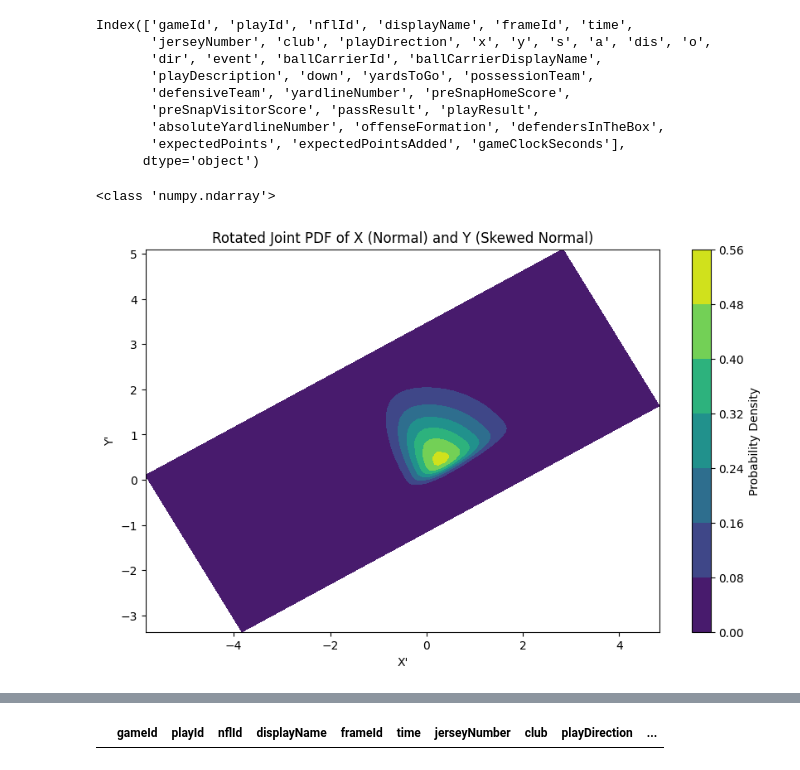
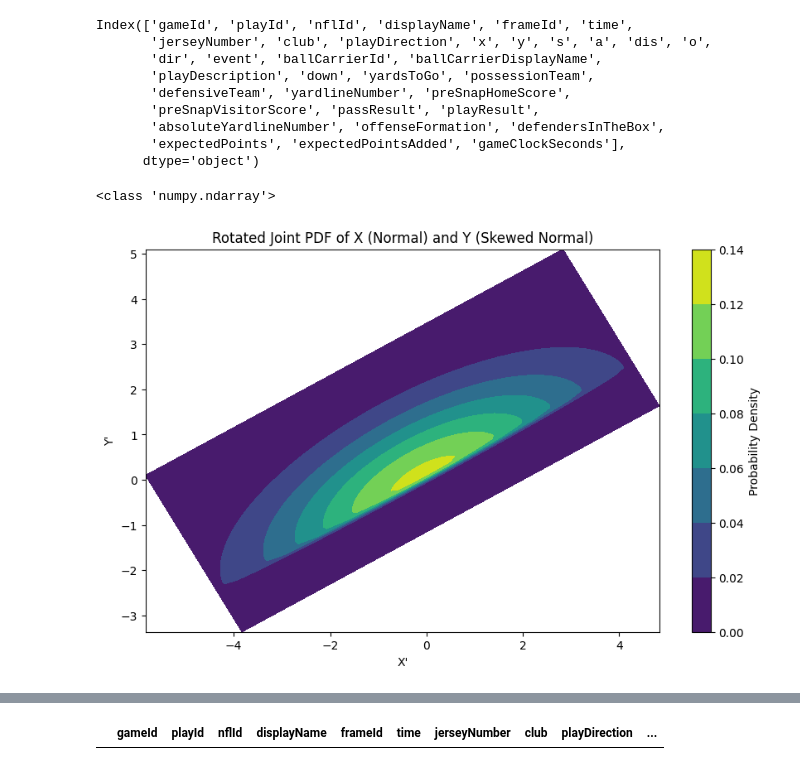
Before and after one commit to rudraravl/nfldatabowl2024, a Jupyter notebook: codemonkeynfl.ipynb, the cells around one changed output, grey strips where cells are left out. Saved outputs shown, nothing was run; the diff lists cells and outputs as text; code cells hidden in the pictures.

```diff
--- a/codemonkeynfl.ipynb
+++ b/codemonkeynfl.ipynb
@@ -130,5 +136,7 @@ w9 = pd.read_csv("tracking_week_9.csv")
 # %%
 all_weeks = pd.concat([w1, w2, w3, w4, w5, w6, w7, w8, w9])
+all_weeks['dir'] = all_weeks['dir'].apply(lambda theta : (((360 - theta) + 90) % 360) )
+all_weeks['o'] = all_weeks['o'].apply(lambda theta : (((360 - theta) + 90) % 360) )
 all_weeks.head()
 # %% [output]
 |  | gameId | playId | nflId | displayName | frameId | time | jerseyNumber | club | playDirection | ... |
@@ -493,36 +457,36 @@ y = np.random.normal(0, 1, n)
 # Generate a skewed normal distribution for y
 a = 10  # skewness parameter
 x = skewnorm.rvs(a, size=n)
 
 # Points for calculating PDFs
 x_points = np.linspace(-5, 5, 70)
 y_points = np.linspace(-1, 3, 70)
-pdf_x_points = skewnorm.pdf(x_points, 3)
-pdf_y_points = skewnorm.pdf(y_points, a)
+pdf_x_points = norm.pdf(x_points, scale= 5/2)
+pdf_y_points = skewnorm.pdf(y_points,20 )
 
 # Creating a meshgrid for the joint distribution
 X, Y = np.meshgrid(x_points, y_points)
 print(type(pdf_x_points))
 # Rotate each point in the meshgrid
 X_rot, Y_rot = np.empty_like(X), np.empty_like(Y)
 for i in range(X.shape[0]):
     for j in range(X.shape[1]):
         X_rot[i, j], Y_rot[i, j] = rotate_point(X[i, j], Y[i, j], theta)
 
 # Compute the joint PDF on the rotated grid
 joint_pdf_rotated = np.outer(pdf_y_points, pdf_x_points)
 
 # Plotting the rotated joint PDF
 plt.figure(figsize=(10, 6))
 plt.contourf(X_rot, Y_rot, joint_pdf_rotated, cmap="viridis")
 plt.colorbar(label='Probability Density')
 plt.title("Rotated Joint PDF of X (Normal) and Y (Skewed Normal)")
 plt.xlabel("X'")
 plt.ylabel("Y'")
 plt.show()
 # %% [output]
 <class 'numpy.ndarray'>
-[figure, old version]
+[figure, new version]
 # %%
 import matplotlib.pyplot as plt
 import matplotlib.patches as patches
```
Also changed, not shown: parts of 17 cells of this notebook, 1 other file.
